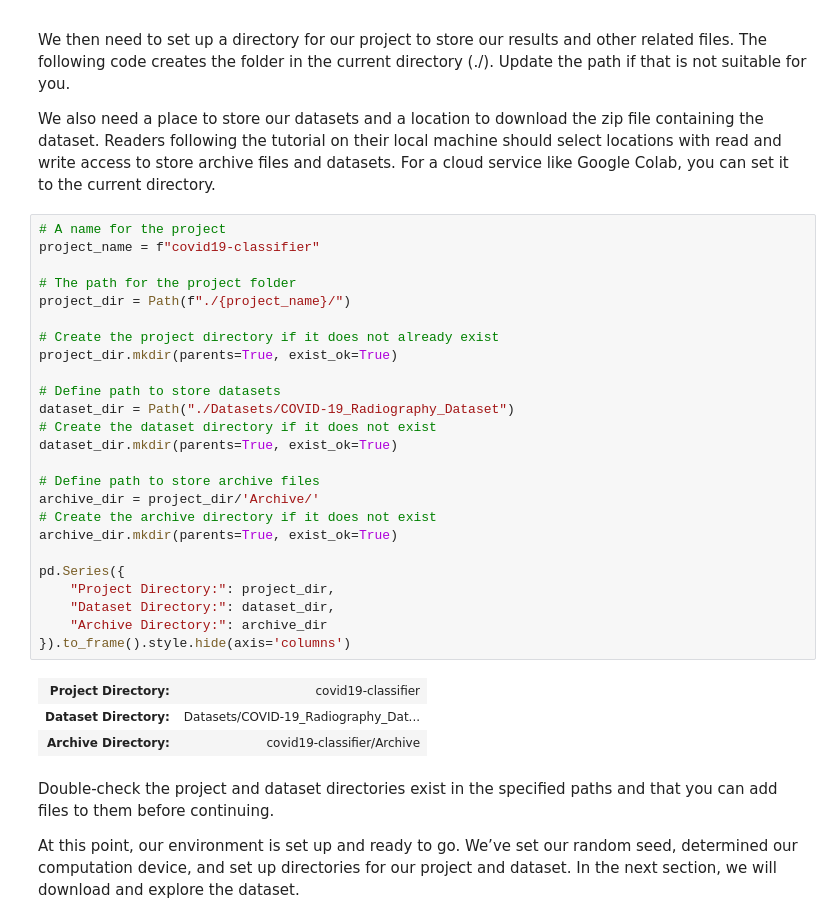
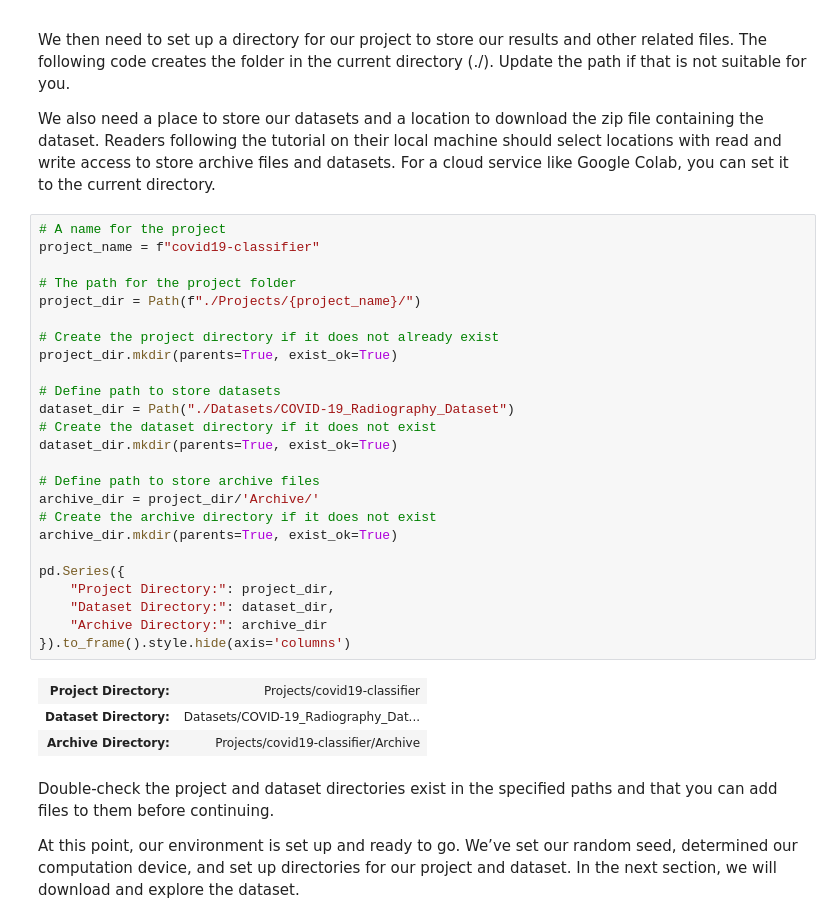
Before and after one commit to alexrodpas/ML-Projects, a Jupyter notebook: COVID19-Dtct-XRay.ipynb, the cells around one changed output. Drawn from its saved outputs; the diff is of its cells as text.

```diff
--- a/COVID19-Dtct-XRay.ipynb
+++ b/COVID19-Dtct-XRay.ipynb
@@ -119,32 +117,32 @@ We also need a place to store our datasets and a location to download the zip fi
 # %%
 # A name for the project
 project_name = f"covid19-classifier"
 
 # The path for the project folder
-project_dir = Path(f"./{project_name}/")
+project_dir = Path(f"./Projects/{project_name}/")
 
 # Create the project directory if it does not already exist
 project_dir.mkdir(parents=True, exist_ok=True)
 
 # Define path to store datasets
 dataset_dir = Path("./Datasets/COVID-19_Radiography_Dataset")
 # Create the dataset directory if it does not exist
 dataset_dir.mkdir(parents=True, exist_ok=True)
 
 # Define path to store archive files
 archive_dir = project_dir/'Archive/'
 # Create the archive directory if it does not exist
 archive_dir.mkdir(parents=True, exist_ok=True)
 
 pd.Series({
     "Project Directory:": project_dir,
     "Dataset Directory:": dataset_dir,
     "Archive Directory:": archive_dir
 }).to_frame().style.hide(axis='columns')
 # %% [output]
-| Project Directory: | covid19-classifier |
+| Project Directory: | Projects/covid19-classifier |
 | Dataset Directory: | Datasets/COVID-19_Radiography_Dat... |
-| Archive Directory: | covid19-classifier/Archive |
+| Archive Directory: | Projects/covid19-classifier/Archive |
 # %% [markdown]
 Double-check the project and dataset directories exist in the specified paths and that you can add files to them before continuing.
 
```
Also changed, not shown: parts of 14 cells of this notebook.
